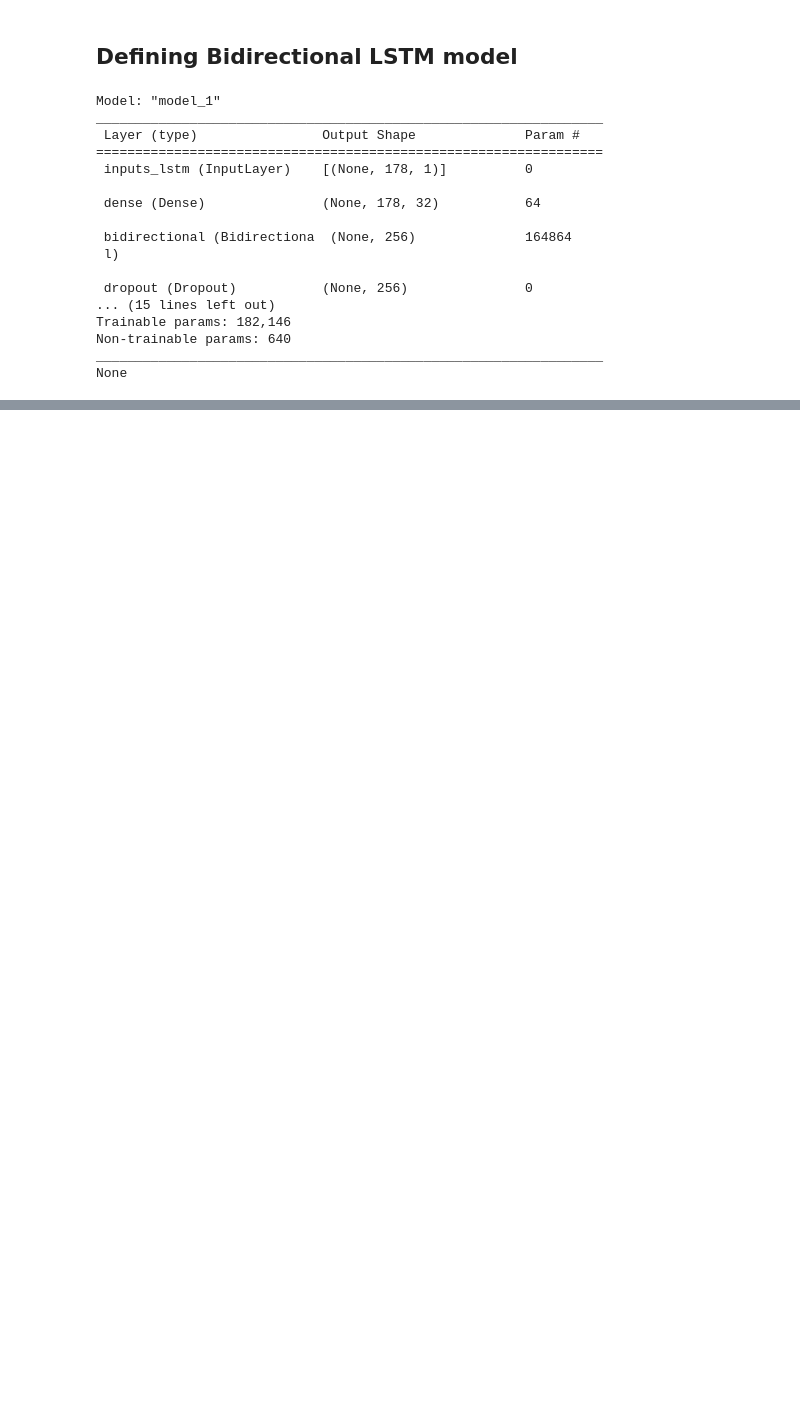
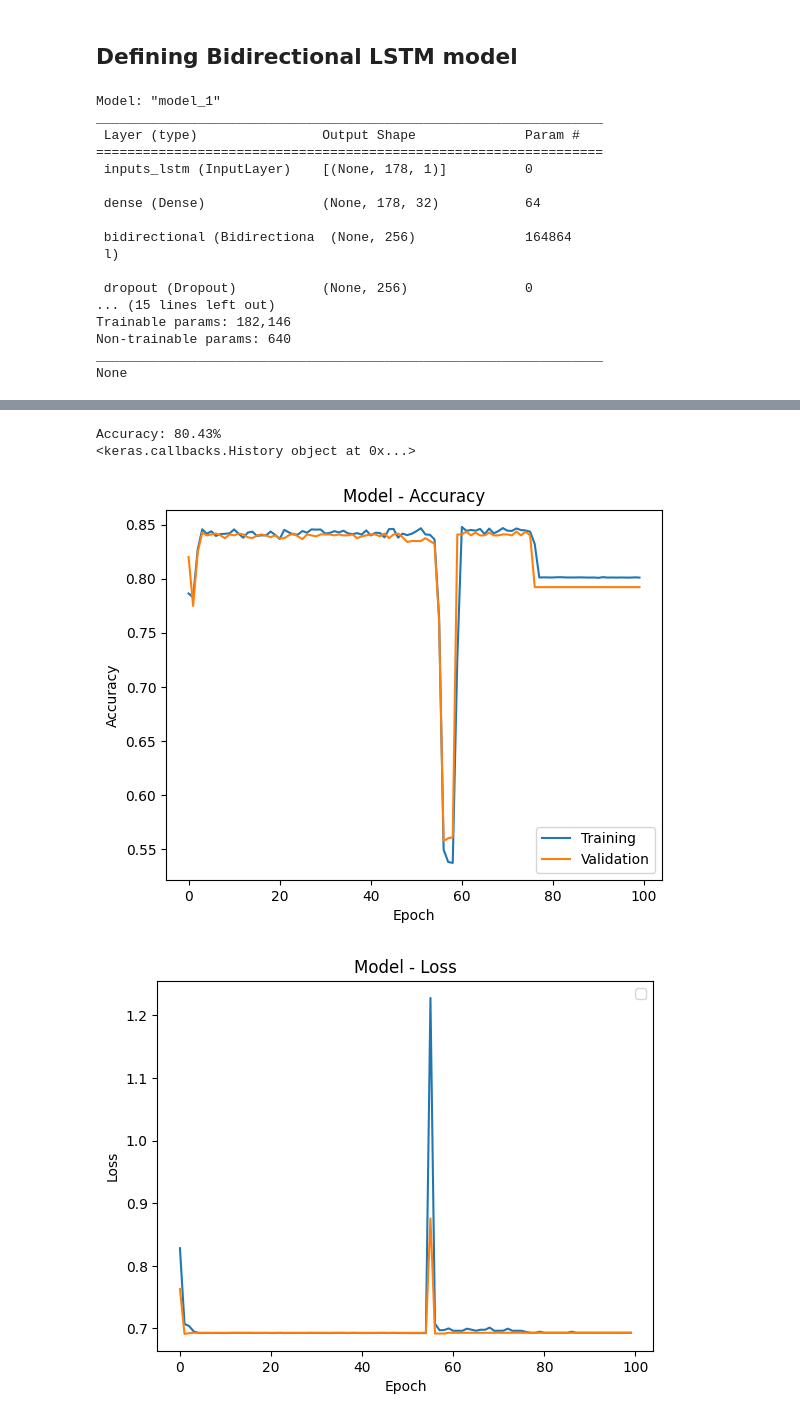
Before and after one commit to mamuncseru/analysis_on_epileptic_seizure_bonn_dataset, a Jupyter notebook: Epileptic_Seizure_Prediction_using_EEG_bonn_data_with_BiLSTM.ipynb, the cells around one changed output, grey strips where cells are left out. Cells and saved outputs as stored; diff of their text form; code cells hidden in the pictures; blank space fills up the shorter version.

```diff
--- a/Epileptic_Seizure_Prediction_using_EEG_bonn_data_with_BiLSTM.ipynb
+++ b/Epileptic_Seizure_Prediction_using_EEG_bonn_data_with_BiLSTM.ipynb
@@ -375,0 +425,8 @@ evaluate_model(history2, data_test, label_test, model2)
+# %%
+# Concatenate 4 categories into 1 data set
+df_2[:, 178] = df_2[:, 178] - 2
+df_3[:, 178] = df_3[:, 178] - 3
+df_4[:, 178] = df_4[:, 178] - 4
+df_5[:, 178] = df_5[:, 178] - 5
+
+D2 = np.concatenate([df_1, df_2, df_3, df_4, df_5])
@@ -375,0 +465,4 @@ evaluate_model(history2, data_test, label_test, model2)
+# %%
+# Define CNN model to be trained on epileptic vs all data
+model3 = network_CNN(data_train_all, label_train_all)
+print(model3.summary())
@@ -375,0 +487,14 @@ evaluate_model(history2, data_test, label_test, model2)
+# %%
+## Train CNN network on epileptic vs healthy data
+# Save model at highest validation accuracy
+save_path = 'checkpoint_3'
+model_checkpoint_callback = keras.callbacks.ModelCheckpoint(
+    filepath = save_path,
+    save_weights_only=True,
+    monitor='val_accuracy',
+    mode='max',
+    save_best_only=True
+)
+
+history3 = model3.fit(data_train_all, label_train_all, epochs=100, batch_size=32,
+                     validation_data=(data_val_all, label_val_all), callbacks=[model_checkpoint_callback])
@@ -375,0 +519,8 @@ evaluate_model(history2, data_test, label_test, model2)
+# %%
+# print validation accuracy and plot accuracy and loss
+evaluate_model(history3, data_test_all, label_test_all, model3)
+# %% [output]
+Accuracy: 80.43%
+<keras.callbacks.History object at 0x...>
+[figure, added]
+[figure, added]
```
Also changed, not shown: parts of 20 cells of this notebook.
